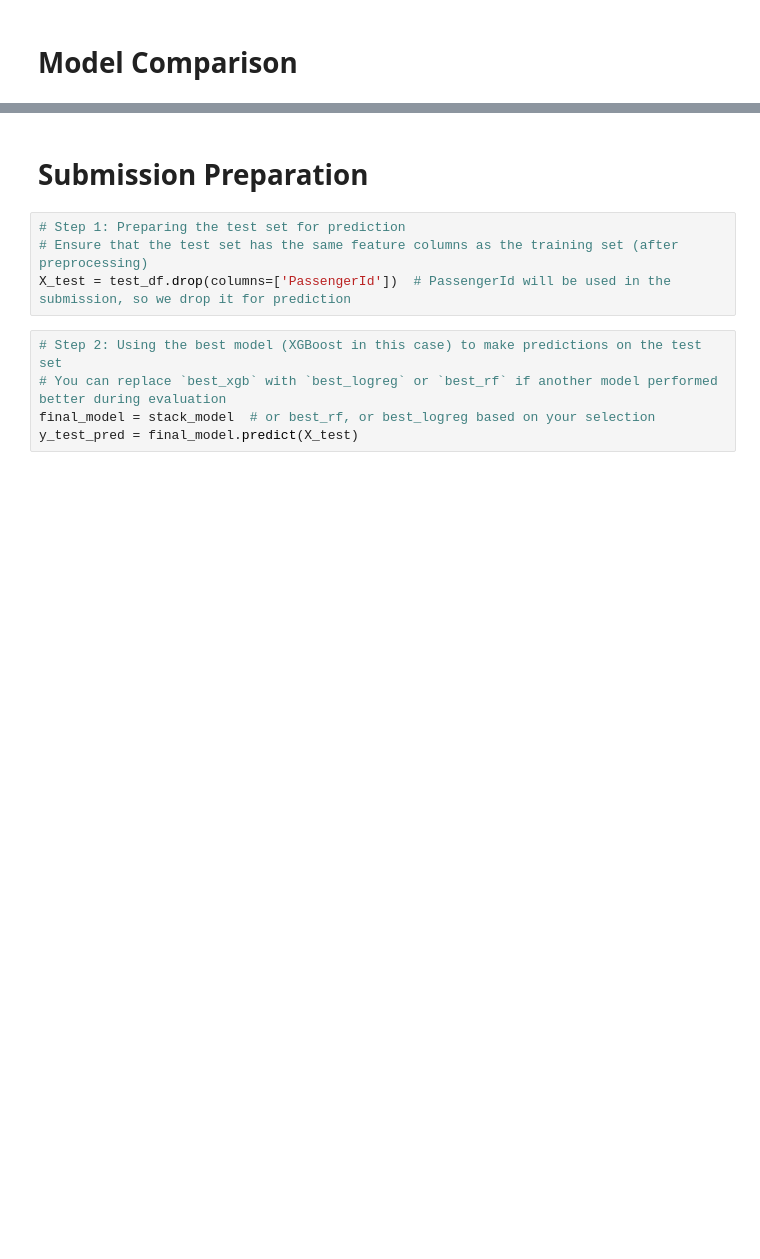
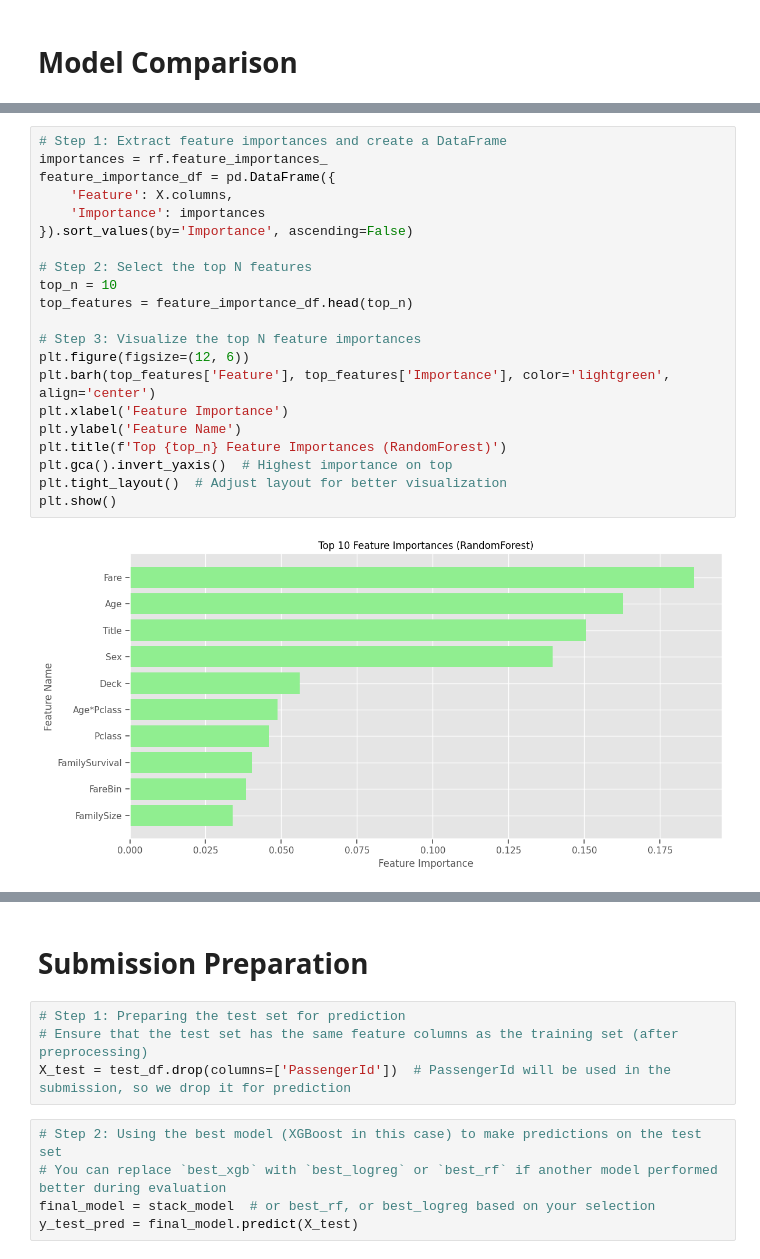
Before and after one commit to ata-turhan/Kaggle-Titanic, a Jupyter notebook: titanic.ipynb, the cells around one changed output, grey strips where cells are left out. Saved outputs shown, nothing was run; the diff lists cells and outputs as text; blank space fills up the shorter version.

```diff
--- a/titanic.ipynb
+++ b/titanic.ipynb
@@ -572,0 +510,23 @@ StackingClassifier(estimators=[('logreg',
+# %%
+# Step 1: Extract feature importances and create a DataFrame
+importances = rf.feature_importances_
+feature_importance_df = pd.DataFrame({
+    'Feature': X.columns,
+    'Importance': importances
+}).sort_values(by='Importance', ascending=False)
+
+# Step 2: Select the top N features
+top_n = 10
+top_features = feature_importance_df.head(top_n)
+
+# Step 3: Visualize the top N feature importances
+plt.figure(figsize=(12, 6))
+plt.barh(top_features['Feature'], top_features['Importance'], color='lightgreen', align='center')
+plt.xlabel('Feature Importance')
+plt.ylabel('Feature Name')
+plt.title(f'Top {top_n} Feature Importances (RandomForest)')
+plt.gca().invert_yaxis()  # Highest importance on top
+plt.tight_layout()  # Adjust layout for better visualization
+plt.show()
+# %% [output]
+[figure, added]
```
Also changed, not shown: parts of 19 cells of this notebook.
